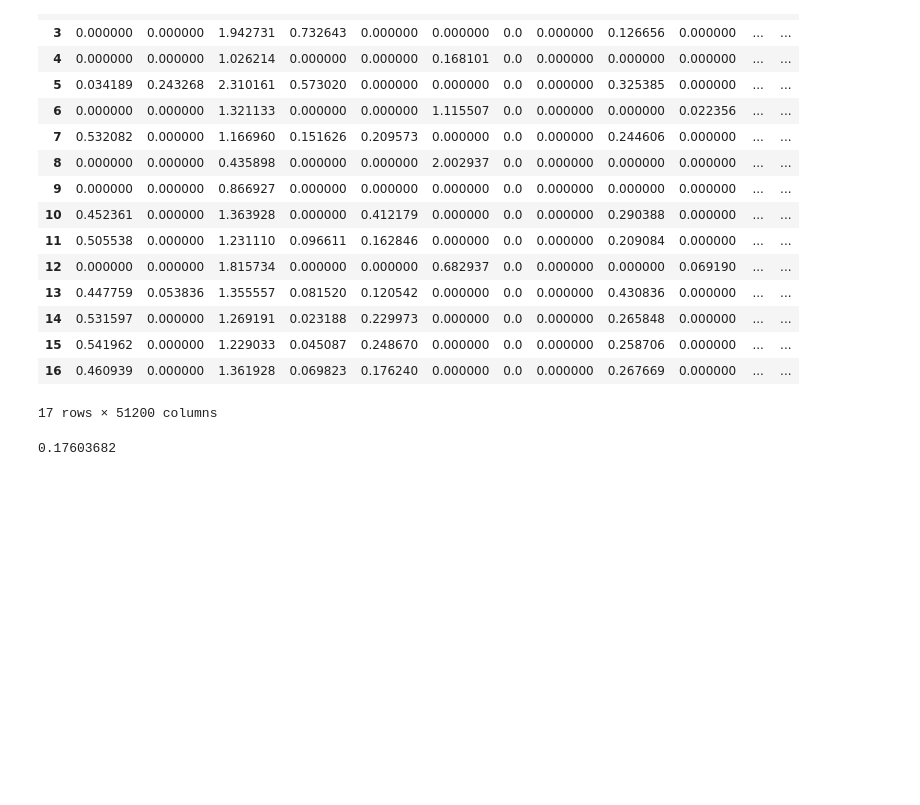
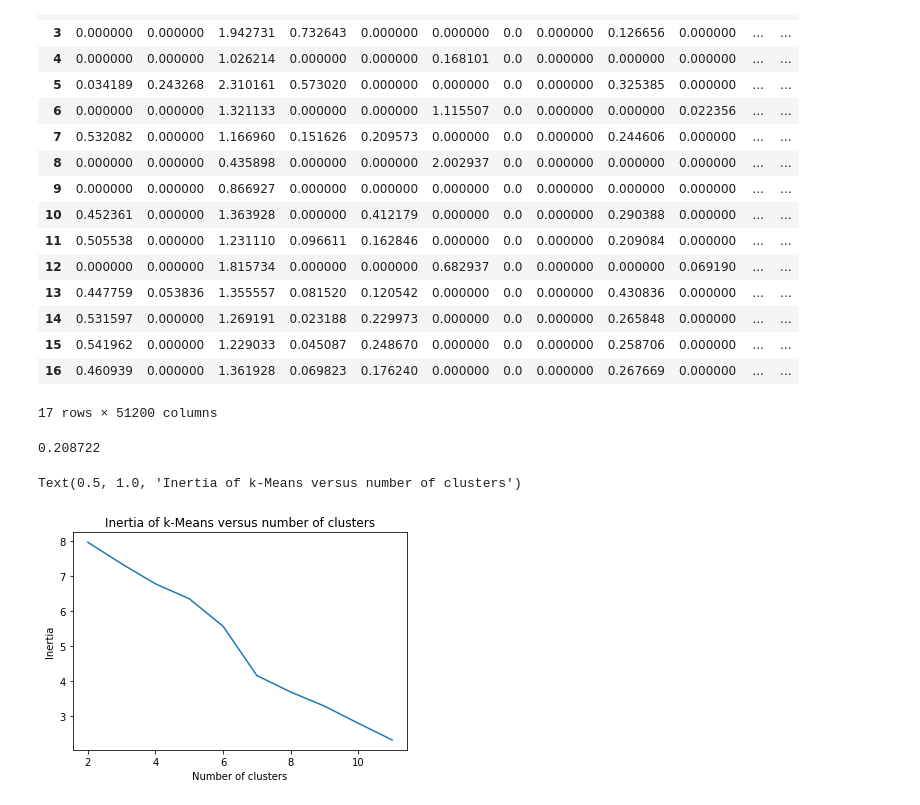
Before and after one commit to jimmyjoy43/Insight_project, a Jupyter notebook: feature_extractor_colabwithlocal.ipynb, the cells around one changed output. Drawn from its saved outputs; the diff is of its cells as text; code cells hidden in the pictures; blank space fills up the shorter version.

```diff
--- a/feature_extractor_colabwithlocal.ipynb
+++ b/feature_extractor_colabwithlocal.ipynb
@@ -271,9 +272,24 @@ pd.DataFrame(INV3_feature_list_np)
 from sklearn import metrics
 from sklearn.metrics import pairwise_distances
 from sklearn import datasets
+from sklearn import preprocessing
 
-kmeans_model = KMeans(n_clusters=2, random_state=0).fit(INV3_feature_list_np)
+INV3_feature_list_np_norm = preprocessing.normalize(INV3_feature_list_np)
+
+kmeans_model = KMeans(n_clusters=2, random_state=0).fit(INV3_feature_list_np_norm)
 labels = kmeans_model.labels_
 metrics.silhouette_score(INV3_feature_list_np, labels, metric='euclidean')
 # %% [output]
-0.17603682
+0.208722
+# %%
+import seaborn as sns
+import matplotlib.pyplot as plt
+scores = [KMeans(n_clusters=i+2).fit(INV3_feature_list_np_norm).inertia_
+          for i in range(10)]
+sns.lineplot(np.arange(2, 12), scores)
+plt.xlabel('Number of clusters')
+plt.ylabel("Inertia")
+plt.title("Inertia of k-Means versus number of clusters")
+# %% [output]
+Text(0.5, 1.0, 'Inertia of k-Means versus number of clusters')
+[figure, added]
```
Also changed, not shown: parts of 3 cells of this notebook.
